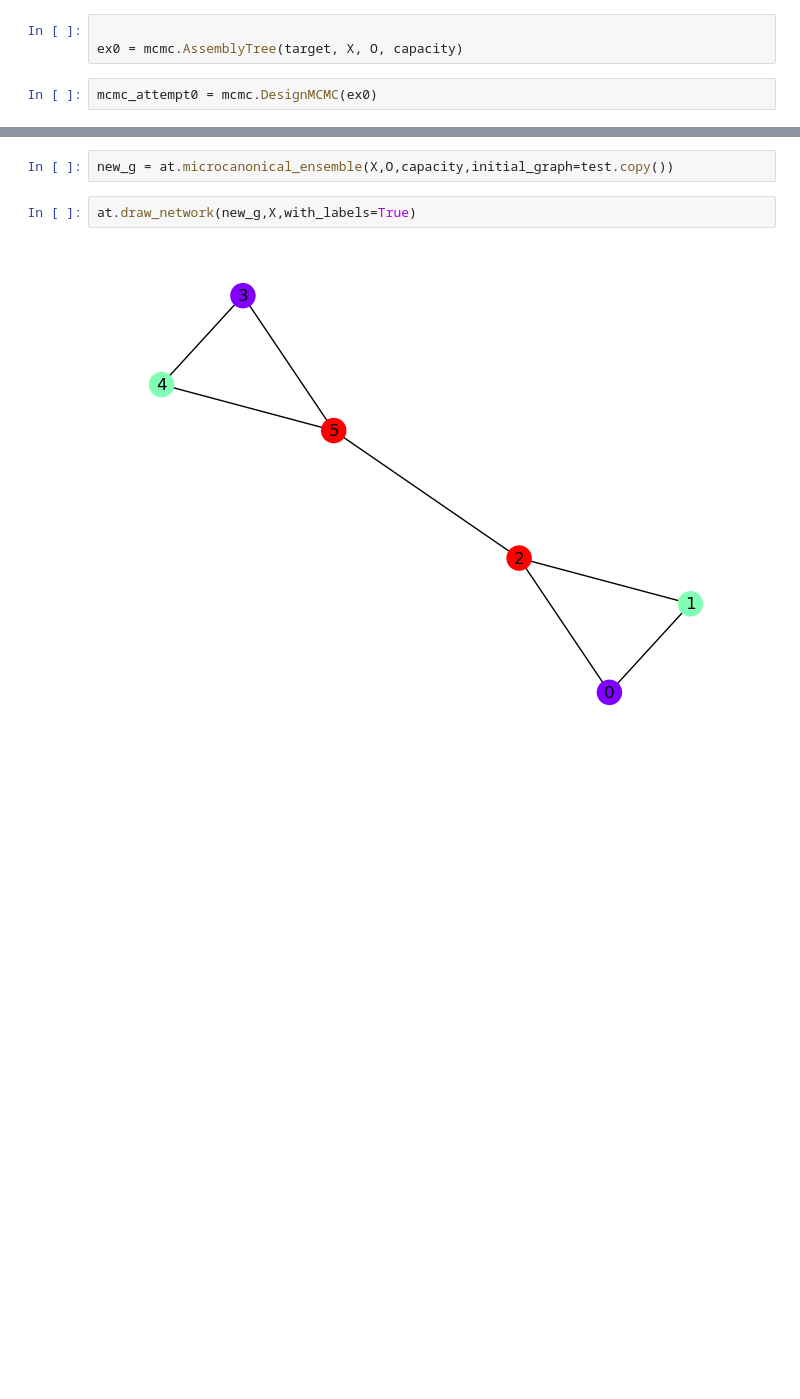
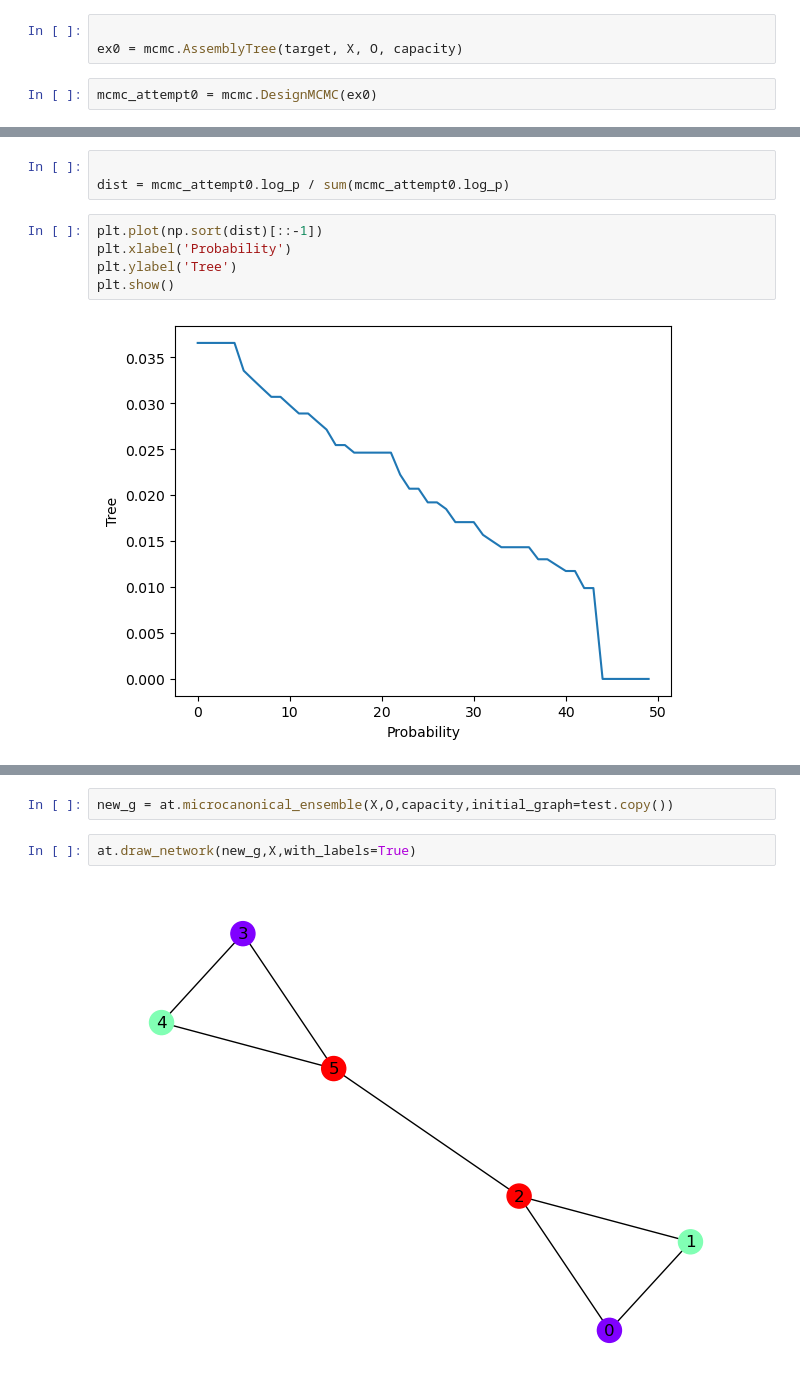
Before and after one commit to coryglover/NetDesign, a Jupyter notebook: notebooks/mcmc.ipynb, the cells around one changed output, grey strips where cells are left out. Saved outputs shown, nothing was run; the diff lists cells and outputs as text; blank space fills up the shorter version.

```diff
--- a/notebooks/mcmc.ipynb
+++ b/notebooks/mcmc.ipynb
@@ -52,0 +52,10 @@ np.float64(-inf)
+# %%
+
+dist = mcmc_attempt0.log_p / sum(mcmc_attempt0.log_p)
+# %%
+plt.plot(np.sort(dist)[::-1])
+plt.xlabel('Probability')
+plt.ylabel('Tree')
+plt.show()
+# %% [output]
+[figure, added]
```
Also changed, not shown: parts of 16 cells of this notebook, 2 other files.
